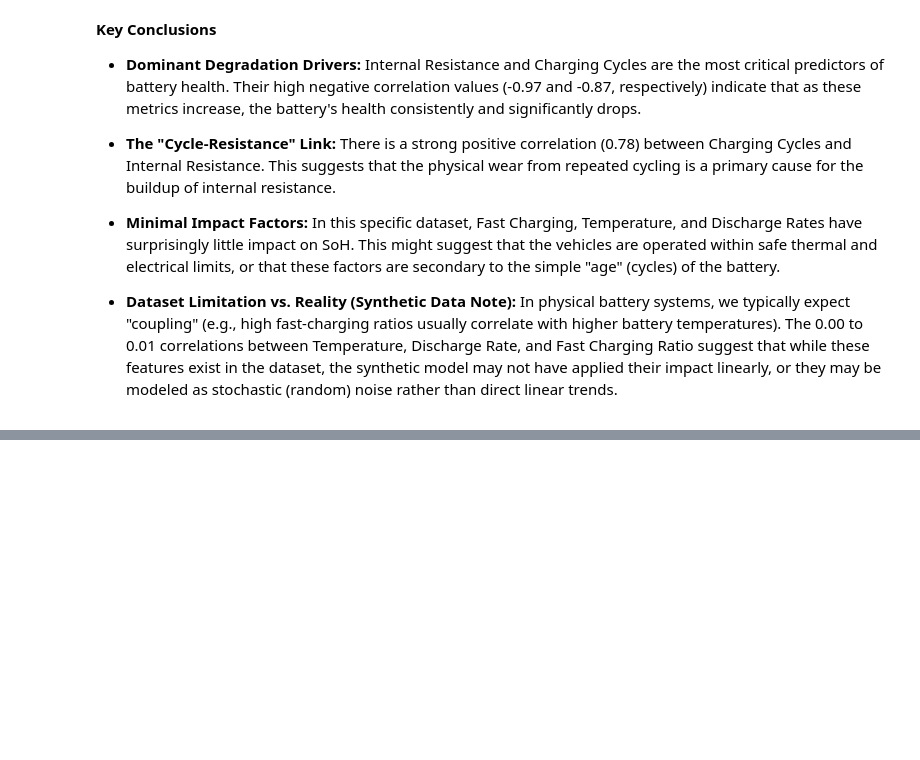
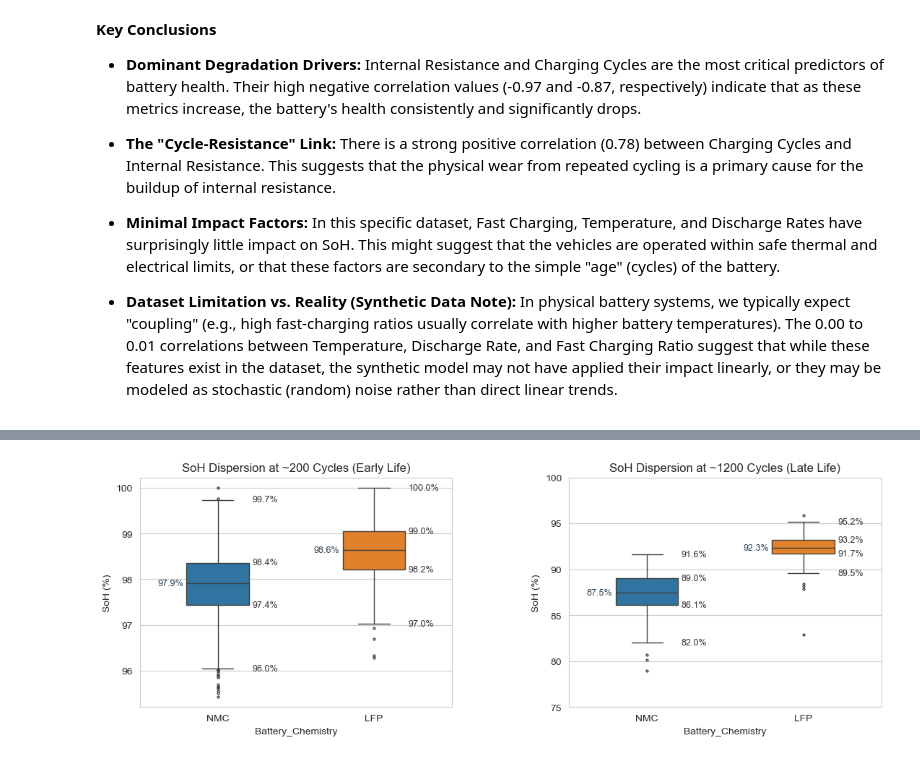
Before and after one commit to Ivan-Pelovski/Data-Science, a Jupyter notebook: NMC-vs-LFP.ipynb, the cells around one changed output, grey strips where cells are left out. Cells and saved outputs as stored; diff of their text form; code cells hidden in the pictures; blank space fills up the shorter version.

Commit message:
Analysis of Chemistry Sensitivity to Cumulative Stressors

```diff
--- a/NMC-vs-LFP.ipynb
+++ b/NMC-vs-LFP.ipynb
@@ -326,0 +338,52 @@ plt.show()
+# %%
+# Create two snapshots in time: Early Life (e.g., 200 cycles) and Late Life (e.g., 1200 cycles)
+early_life = vehicle_data[(vehicle_data['Charging_Cycles'] > 150) & (vehicle_data['Charging_Cycles'] < 250)]
+late_life = vehicle_data[(vehicle_data['Charging_Cycles'] > 1150) & (vehicle_data['Charging_Cycles'] < 1250)]
+
+fig, axes = plt.subplots(1, 2, figsize=(13, 6))
+
+def annotate_boxplot(ax, data, x_col, y_col):
+    categories = data[x_col].unique()
+
+    for i, cat in enumerate(categories):
+        subset = data[data[x_col] == cat][y_col].dropna()
+        if subset.empty: continue
+
+        median = subset.median()
+        q1 = subset.quantile(0.25)
+        q3 = subset.quantile(0.75)
+        iqr = q3 - q1
+        upper_whisker = subset[subset <= q3 + 1.5 * iqr].max()
+        lower_whisker = subset[subset >= q1 - 1.5 * iqr].min()
+
+        ax.text(i - 0.22, median, f'{median:.1f}%',
+                va='center', ha='right', fontsize=9, color='#2c3e50')
+
+        right_stats = {
+            'Max': upper_whisker,
+            'Q3': q3,
+            'Q1': q1,
+            'Min': lower_whisker
+        }
+
+        for label, val in right_stats.items():
+            ax.text(i + 0.22, val, f'{val:.1f}%',
+                    va='center', ha='left', fontsize=9, fontweight='normal', color='#333333')
+
+# Plot 1: Early Life Dispersion
+sns.boxplot(ax=axes[0], data=early_life, x='Battery_Chemistry', y='SoH (%)',
+            hue='Battery_Chemistry', palette=chem_palette, legend=False, width=0.4, fliersize=2)
+axes[0].set_title('SoH Dispersion at ~200 Cycles (Early Life)')
+annotate_boxplot(axes[0], early_life, 'Battery_Chemistry', 'SoH (%)')
+
+# Plot 2: Late Life Dispersion
+sns.boxplot(ax=axes[1], data=late_life, x='Battery_Chemistry', y='SoH (%)',
+            hue='Battery_Chemistry', palette=chem_palette, legend=False, width=0.4, fliersize=2)
+axes[1].set_title('SoH Dispersion at ~1200 Cycles (Late Life)')
+axes[1].set_yticks(np.arange(75, 105, 5))
+annotate_boxplot(axes[1], late_life, 'Battery_Chemistry', 'SoH (%)')
+
+plt.tight_layout(pad=8)
+plt.show()
+# %% [output]
+[figure, added]
```
Also changed, not shown: parts of 3 cells of this notebook.
